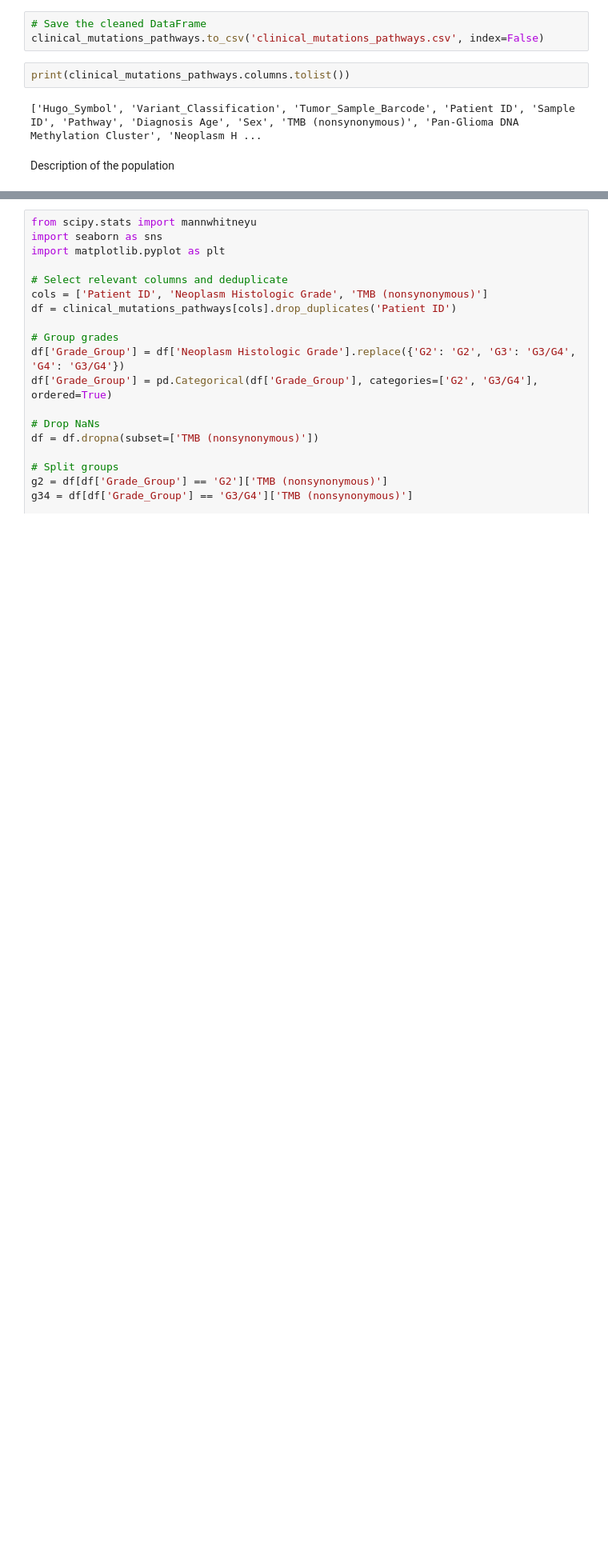
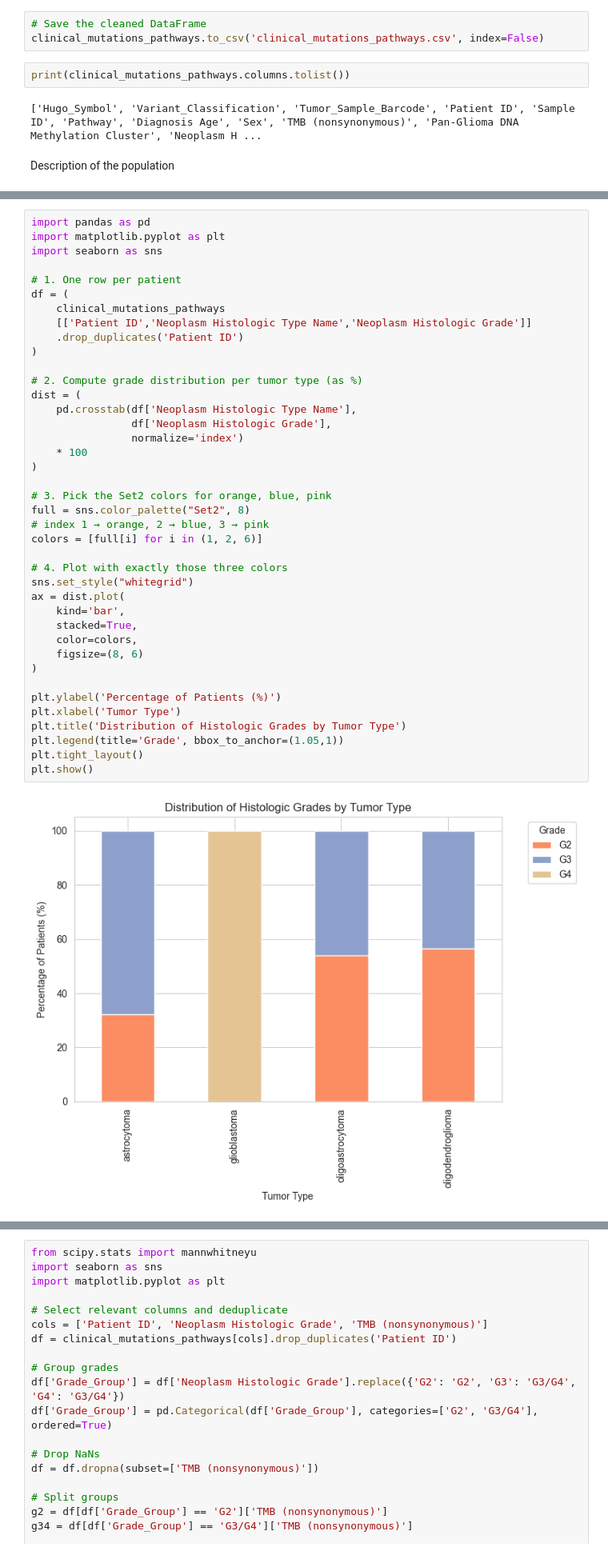
Before and after one commit to GalinaGl/CAS_ADS_2024, a Jupyter notebook: Final project/Data/Final_project_GGlousker.ipynb, the cells around one changed output, grey strips where cells are left out. Shown: that part at 80% size. Drawn from its saved outputs; the diff is of its cells as text; blank space fills up the shorter version.

```diff
--- a/Final project/Data/Final_project_GGlousker.ipynb
+++ b/Final project/Data/Final_project_GGlousker.ipynb
@@ -554,0 +507,42 @@ plt.show()
+# %%
+import pandas as pd
+import matplotlib.pyplot as plt
+import seaborn as sns
+
+# 1. One row per patient
+df = (
+    clinical_mutations_pathways
+    [['Patient ID','Neoplasm Histologic Type Name','Neoplasm Histologic Grade']]
+    .drop_duplicates('Patient ID')
+)
+
+# 2. Compute grade distribution per tumor type (as %)
+dist = (
+    pd.crosstab(df['Neoplasm Histologic Type Name'],
+                df['Neoplasm Histologic Grade'],
+                normalize='index')
+    * 100
+)
+
+# 3. Pick the Set2 colors for orange, blue, pink
+full = sns.color_palette("Set2", 8)
+# index 1 → orange, 2 → blue, 3 → pink
+colors = [full[i] for i in (1, 2, 6)]
+
+# 4. Plot with exactly those three colors
+sns.set_style("whitegrid")
+ax = dist.plot(
+    kind='bar',
+    stacked=True,
+    color=colors,
+    figsize=(8, 6)
+)
+
+plt.ylabel('Percentage of Patients (%)')
+plt.xlabel('Tumor Type')
+plt.title('Distribution of Histologic Grades by Tumor Type')
+plt.legend(title='Grade', bbox_to_anchor=(1.05,1))
+plt.tight_layout()
+plt.show()
+# %% [output]
+[figure, added]
```
Also changed, not shown: parts of 10 cells of this notebook, 4 other files.
